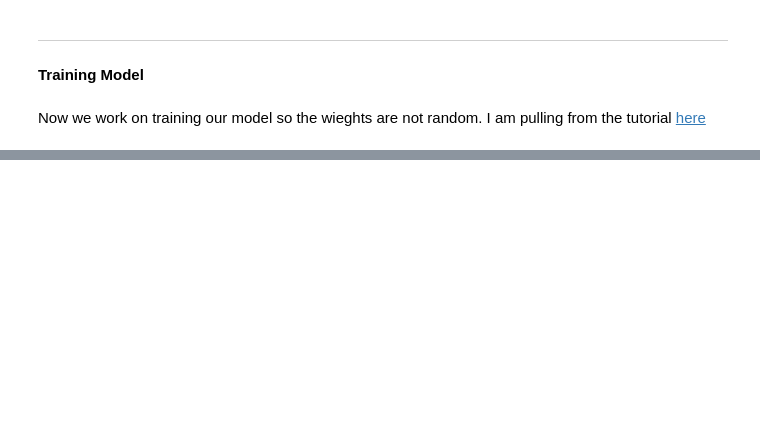
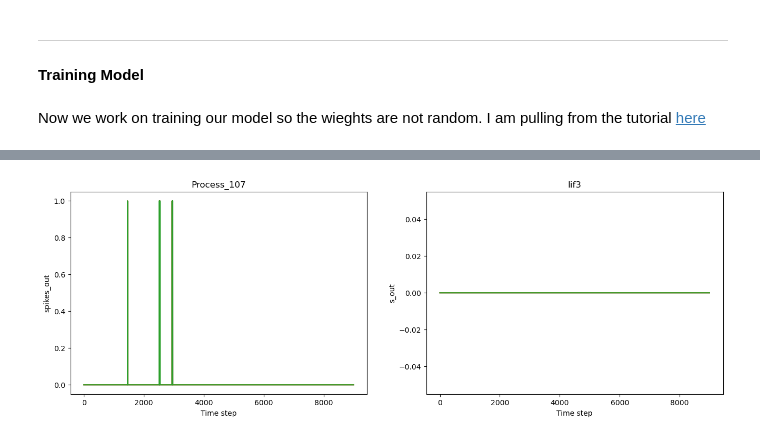
Before and after one commit to khood5/SNN-DNA-project, a Jupyter notebook: DNA_project.ipynb, the cells around one changed output, grey strips where cells are left out. Drawn from its saved outputs; the diff is of its cells as text; code cells hidden in the pictures; blank space fills up the shorter version.

```diff
--- a/DNA_project.ipynb
+++ b/DNA_project.ipynb
@@ -655,0 +784,25 @@ Now we work on training our model so the wieghts are not random. I am pulling fr
+# %%
+# Loop over all experments
+for experment_id in range(num_experments):
+    print(f"\rCurrent experment: {experment_id+1}", end="")
+
+    # Run each experment-inference for fixed number of steps
+    lif3.run(
+        condition=RunSteps(num_steps=steps_per_spike_train),
+        run_cfg=Loihi1SimCfg(select_sub_proc_model=True,
+                             select_tag='floating_pt'))
+
+    # Reset internal neural state of LIF neurons
+    # lif1.u.set(np.zeros((3,), dtype=np.int32))
+    # lif1.v.set(np.zeros((3,), dtype=np.int32))
+    # lif3.u.set(np.zeros((3,), dtype=np.int32))
+    # lif3.v.set(np.zeros((3,), dtype=np.int32))
+
+ground_truth = classifier.gt_labels.get().astype(np.int32)
+predictions = classifier.pred_labels.get().astype(np.int32)
+
+accuracy = np.sum(ground_truth==predictions)/ground_truth.size * 100
+
+print(f"\nGround truth: {ground_truth}\n"
+      f"Predictions : {predictions}\n"
+      f"Accuracy    : {accuracy}")
@@ -655,0 +883,11 @@ Now we work on training our model so the wieghts are not random. I am pulling fr
+# %%
+# Create a subplot for each monitor
+fig = plt.figure(figsize=(16, 5))
+ax0 = fig.add_subplot(121)
+ax1 = fig.add_subplot(122)
+
+# Plot the recorded data
+monitor_input.plot(ax0, spike_input.spikes_out)
+monitor_output.plot(ax1, lif3.s_out)
+# %% [output]
+[figure, added]
```
Also changed, not shown: parts of 23 cells of this notebook, 1 other file.
